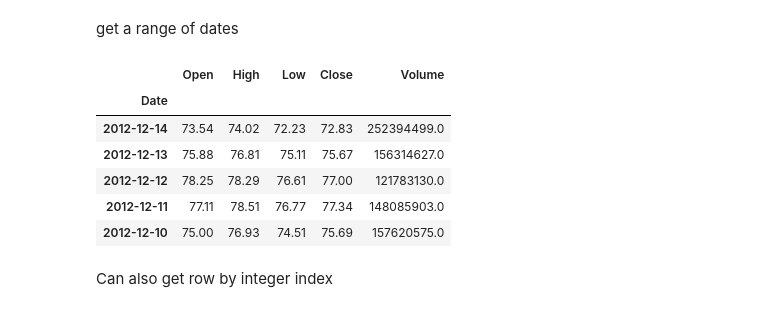
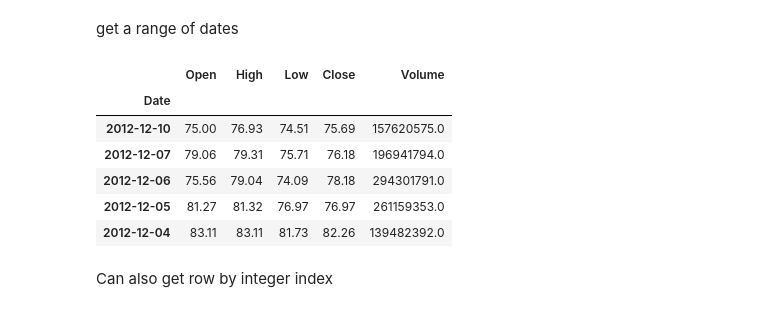
Before and after one commit to True-North-Intelligent-Algorithms/intro-to-data-analysis, a Jupyter notebook: docs/20_data_wrangling/25_Pandas.ipynb, the cells around one changed output. Drawn from its saved outputs; the diff is of its cells as text; code cells hidden in the pictures.

```diff
--- a/docs/20_data_wrangling/25_Pandas.ipynb
+++ b/docs/20_data_wrangling/25_Pandas.ipynb
@@ -118,15 +130,15 @@ Index(['Open', 'High', 'Low', 'Close', 'Volume'], dtype='object')
 # %% [markdown]
 get a range of dates
 # %%
-apple.loc['2012-12-14':'2012-12-10']
+apple.loc['2012-12-4':'2012-12-10']
 # %% [output]
 |  | Open | High | Low | Close | Volume |
 | Date |  |  |  |  |  |
-| 2012-12-14 | 73.54 | 74.02 | 72.23 | 72.83 | 252394499.0 |
-| 2012-12-13 | 75.88 | 76.81 | 75.11 | 75.67 | 156314627.0 |
-| 2012-12-12 | 78.25 | 78.29 | 76.61 | 77.00 | 121783130.0 |
-| 2012-12-11 | 77.11 | 78.51 | 76.77 | 77.34 | 148085903.0 |
 | 2012-12-10 | 75.00 | 76.93 | 74.51 | 75.69 | 157620575.0 |
+| 2012-12-07 | 79.06 | 79.31 | 75.71 | 76.18 | 196941794.0 |
+| 2012-12-06 | 75.56 | 79.04 | 74.09 | 78.18 | 294301791.0 |
+| 2012-12-05 | 81.27 | 81.32 | 76.97 | 76.97 | 261159353.0 |
+| 2012-12-04 | 83.11 | 83.11 | 81.73 | 82.26 | 139482392.0 |
 # %% [markdown]
 Can also get row by integer index
 # %%
```
Also changed, not shown: parts of 5 cells of this notebook, 17 other files.
